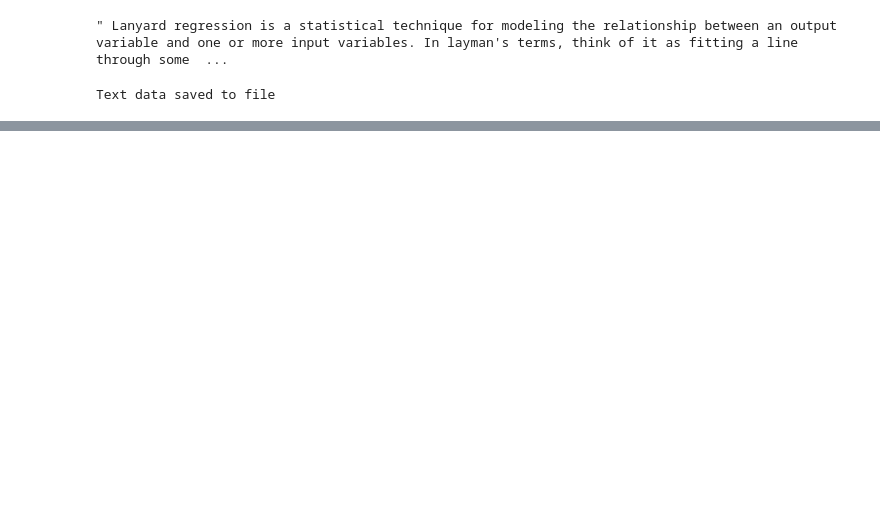
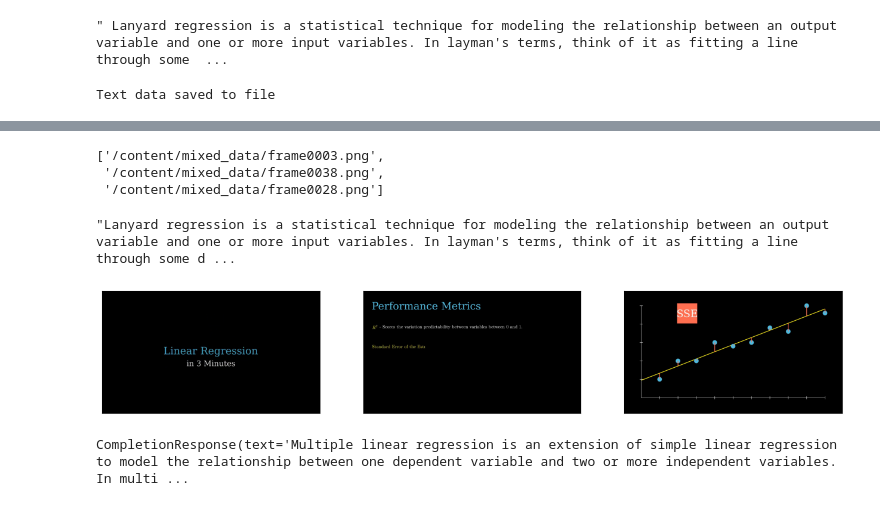
Before and after one commit to JapiKredi/MultiModel_RAG_for_Videoprocessing, a Jupyter notebook: Copy_of_Multmodel_RAG_System_for_video_processing.ipynb, the cells around one changed output, grey strips where cells are left out. Saved outputs shown, nothing was run; the diff lists cells and outputs as text; code cells hidden in the pictures; blank space fills up the shorter version.

```diff
--- a/Copy_of_Multmodel_RAG_System_for_video_processing.ipynb
+++ b/Copy_of_Multmodel_RAG_System_for_video_processing.ipynb
@@ -240,0 +359,10 @@ Text data saved to file
+# %%
+retrieved_image=[]
+retrieved_text=[]
+# %%
+for res_node in retrieval_results:
+  if isinstance(res_node.node,ImageNode):
+    retrieved_image.append(res_node.node.metadata["file_path"])
+  else:
+     display_source_node(res_node, source_length=200)
+     retrieved_text.append(res_node.text)
@@ -240,0 +381,16 @@ Text data saved to file
+# %%
+def retrieve(retriever_engine, query_str):
+    retrieval_results = retriever_engine.retrieve(query_str)
+
+    retrieved_image = []
+    retrieved_text = []
+    for res_node in retrieval_results:
+        if isinstance(res_node.node, ImageNode):
+            retrieved_image.append(res_node.node.metadata["file_path"])
+        else:
+            display_source_node(res_node, source_length=200)
+            retrieved_text.append(res_node.text)
+
+    return retrieved_image, retrieved_text
+# %%
+img, txt = retrieve(retriever_engine=retriever_engine, query_str=query_str)
@@ -240,0 +403,6 @@ Text data saved to file
+# %%
+img
+# %% [output]
+['/content/mixed_data/frame0003.png',
+ '/content/mixed_data/frame0038.png',
+ '/content/mixed_data/frame0028.png']
@@ -240,0 +415,8 @@ Text data saved to file
+# %%
+context_str
+# %% [output]
+"Lanyard regression is a statistical technique for modeling the relationship between an output variable and one or more input variables. In layman's terms, think of it as fitting a line through some d ...
+# %%
+plot_images(img)
+# %% [output]
+[figure, added]
@@ -240,0 +427,9 @@ Text data saved to file
+# %%
+openai_mm_llm.complete(
+    prompt=qa_tmpl_str.format(
+        context_str=context_str,query_str=query_str,metadata_str=metadata_str
+    ),
+    image_documents=image_documents,
+)
+# %% [output]
+CompletionResponse(text='Multiple linear regression is an extension of simple linear regression to model the relationship between one dependent variable and two or more independent variables. In multi ...
```
Also changed, not shown: parts of 47 cells of this notebook.
